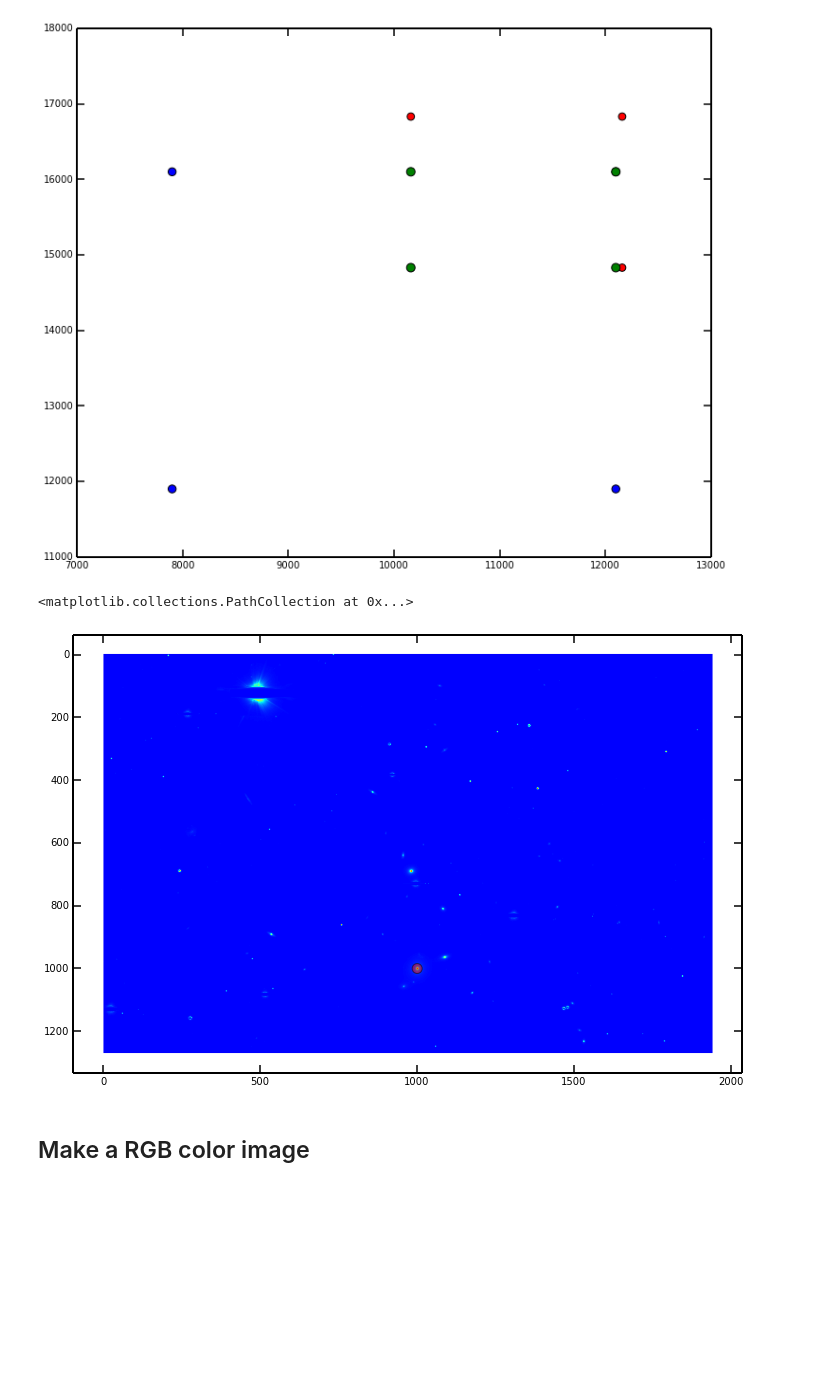
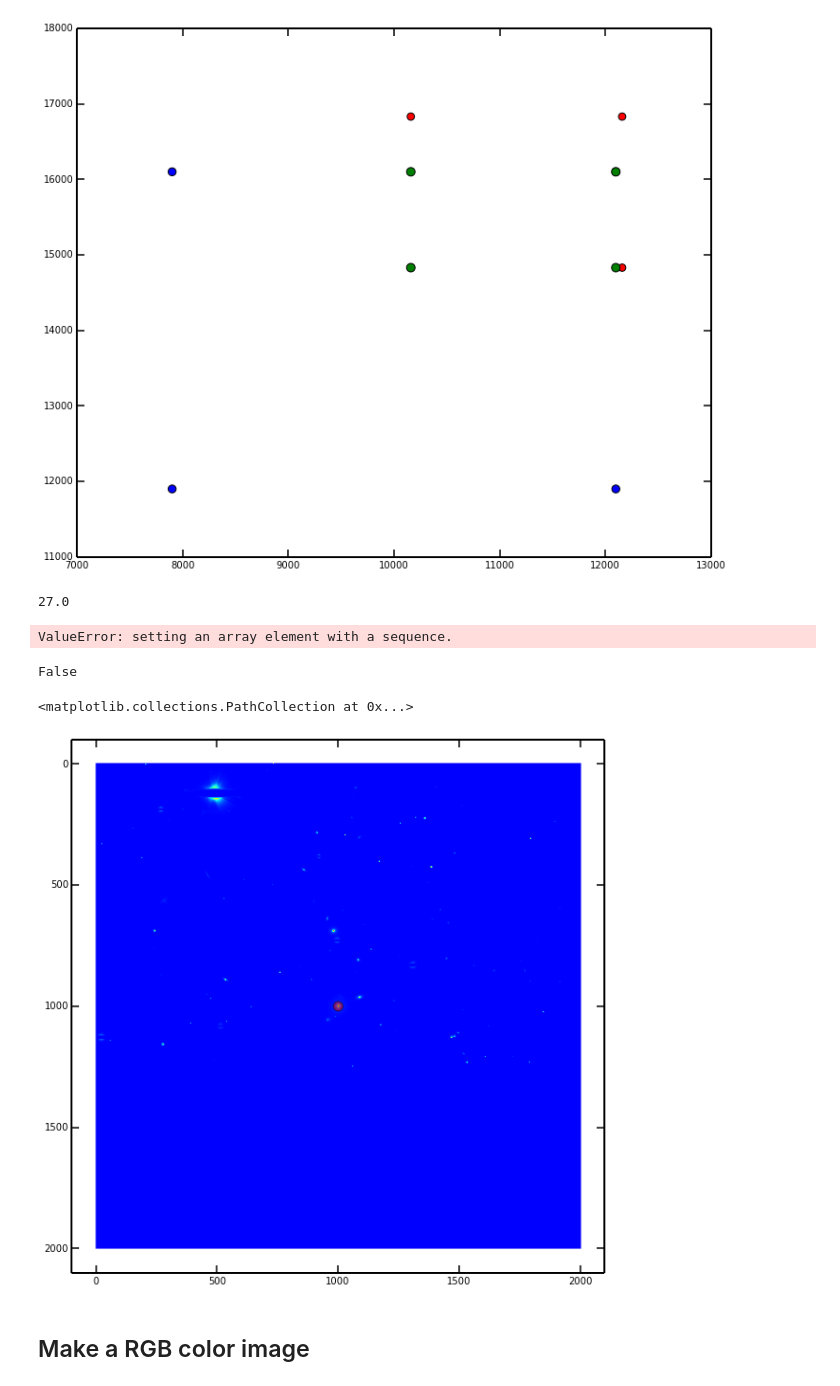
Before and after one commit to johnnygreco/hs_hsc, a Jupyter notebook: py/ipynb/coaddMatchTest.ipynb, the cells around one changed output. Cells and saved outputs as stored; diff of their text form; code cells hidden in the pictures; blank space fills up the shorter version.

```diff
--- a/py/ipynb/coaddMatchTest.ipynb
+++ b/py/ipynb/coaddMatchTest.ipynb
@@ -155,4 +161,4 @@ pixel = afwGeom.Point2I(pixel)
 bbox = afwGeom.Box2I(pixel, pixel)
 bbox.grow(sizeCut)
 # %%
-print bbox.getBeginX(), bbox.getBeginY()
+xOri, yOri =  bbox.getBeginX(), bbox.getBeginY()
@@ -188,6 +192,11 @@ print yCAfter
 10159 14830
 [10159, 12099, 12099, 10159]
 [14830, 14830, 16099, 16099]
+# %%
+newX = bbox.getBeginX() - xOri
+newY = bbox.getBeginY() - yOri
+dimX = bbox.getWidth()
+dimY = bbox.getHeight()
 # %%
 plt.scatter(xCBefore, yCBefore, s=60, c='r')
 plt.scatter(xCcoadd,  yCcoadd,  s=70, c='b')
@@ -205,4 +214,4 @@ print cenXNew, cenYNew
 1000.5 1000.5
 [figure]
 # %%
-subImage = afwImage.ExposureF(coadd, bbox, afwImage.PARENT).getMaskedImage().getArrays()
+subImage = afwImage.ExposureF(coadd, bbox, afwImage.PARENT).getMaskedImage().getImage()
@@ -209,9 +222,21 @@ subImage = afwImage.ExposureF(coadd, bbox, afwImage.PARENT).getMaskedImage().get
+# %%
+2.5 * np.log10(calib.getFluxMag0()[0])
+# %% [output]
+27.0
+# %%
+imgEmpty[newY:(newY + dimY), newX:(newX + dimX)] = subImage
+# %% [output]
+ValueError: setting an array element with a sequence.
+# %%
+subImage.getHeight < 3000
+# %% [output]
+False
 # %%
-plt.imshow(subImage[0])
+plt.imshow(imgEmpty)
 plt.scatter(cenXNew, cenYNew, s=100, c='r', alpha=0.5)
 # %% [output]
 <matplotlib.collections.PathCollection at 0x...>
-[figure, old version]
+[figure, new version]
 # %% [markdown]
 ## Make a RGB color image
 # %%
```
Also changed, not shown: parts of 35 cells of this notebook.
